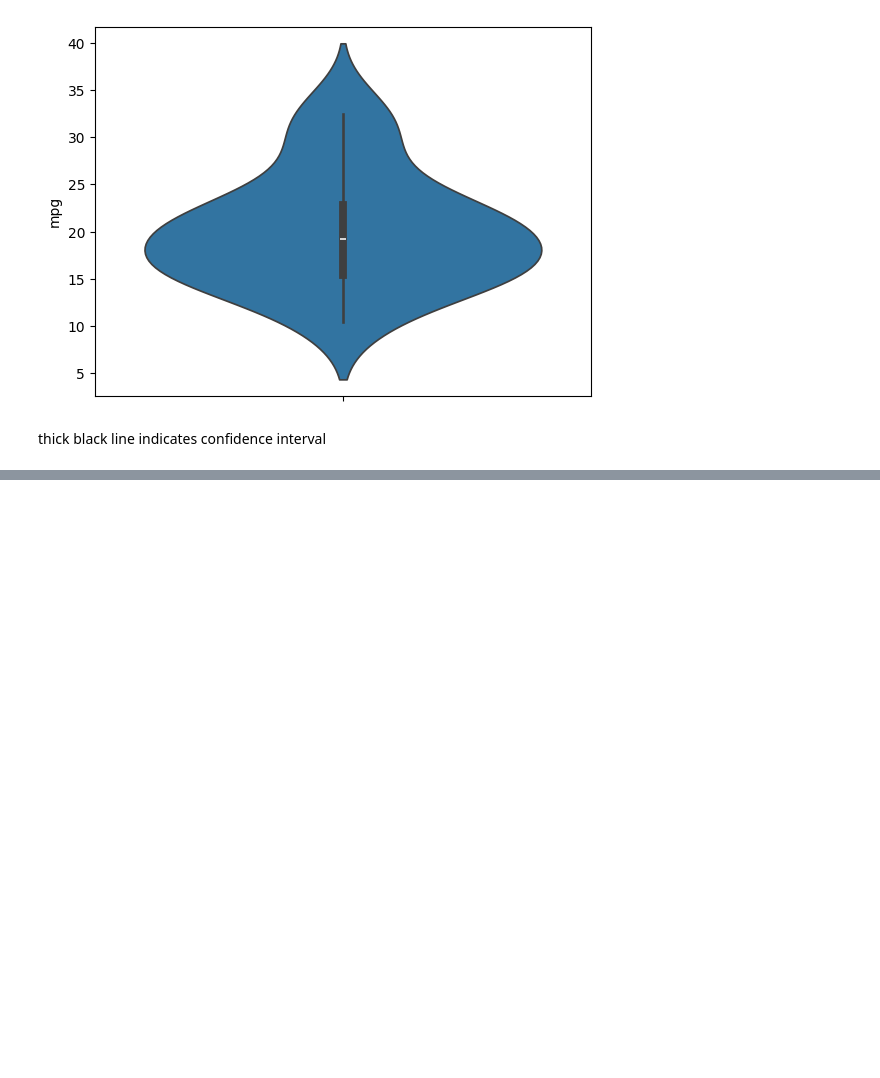
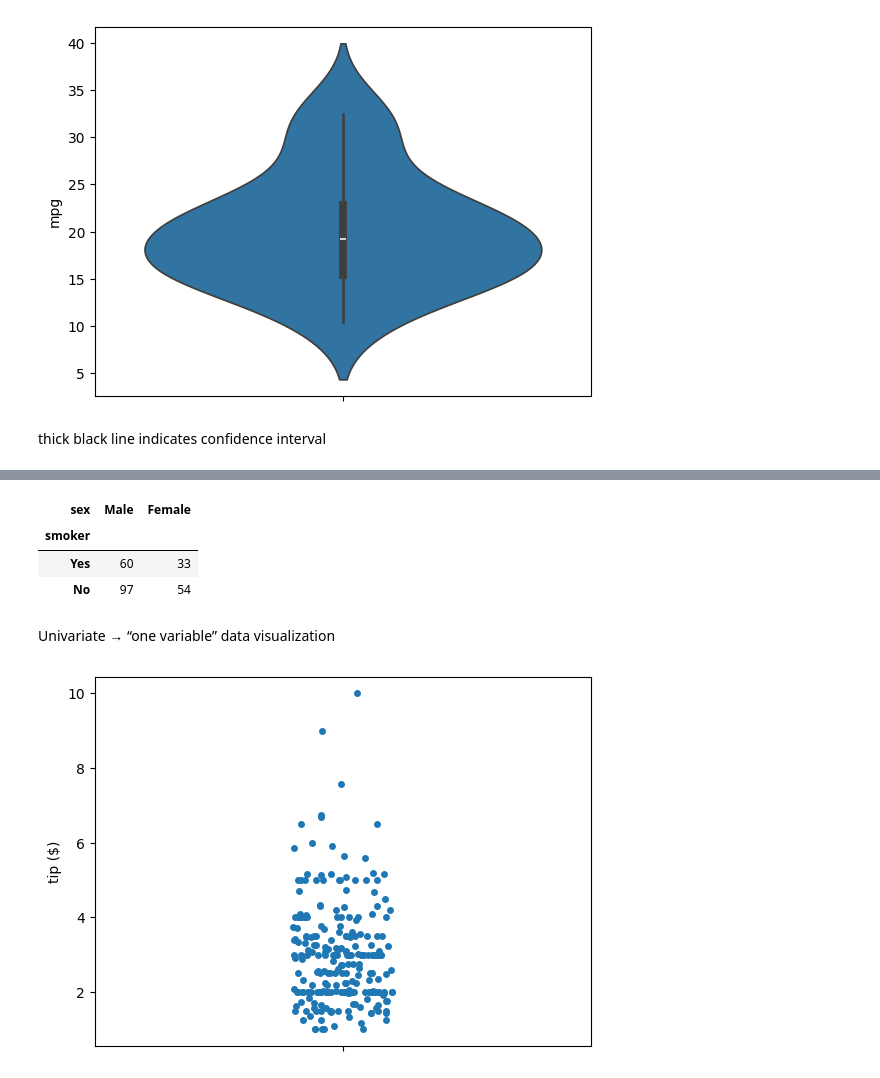
Before and after one commit to Chhaya-cloud/Chatbot, a Jupyter notebook: Visualization_mat_seaborn_latest.ipynb, the cells around one changed output, grey strips where cells are left out. Drawn from its saved outputs; the diff is of its cells as text; code cells hidden in the pictures; blank space fills up the shorter version.

```diff
--- a/Visualization_mat_seaborn_latest.ipynb
+++ b/Visualization_mat_seaborn_latest.ipynb
@@ -179,0 +186,2 @@ thick black line indicates confidence interval
+# %%
+tips =sns.load_dataset('tips')
@@ -179,0 +204,9 @@ thick black line indicates confidence interval
+# %%
+pd.crosstab(tips['smoker'],tips['sex'])
+# %% [output]
+| sex | Male | Female |
+| smoker |  |  |
+| Yes | 60 | 33 |
+| No | 97 | 54 |
+# %% [markdown]
+Univariate → “one variable” data visualization
@@ -179,0 +215,6 @@ thick black line indicates confidence interval
+# %%
+sns.stripplot(y= 'tip', data=tips, jitter=True)
+plt.ylabel('tip ($)')
+plt.show()
+# %% [output]
+[figure, added]
```
Also changed, not shown: parts of 28 cells of this notebook.
